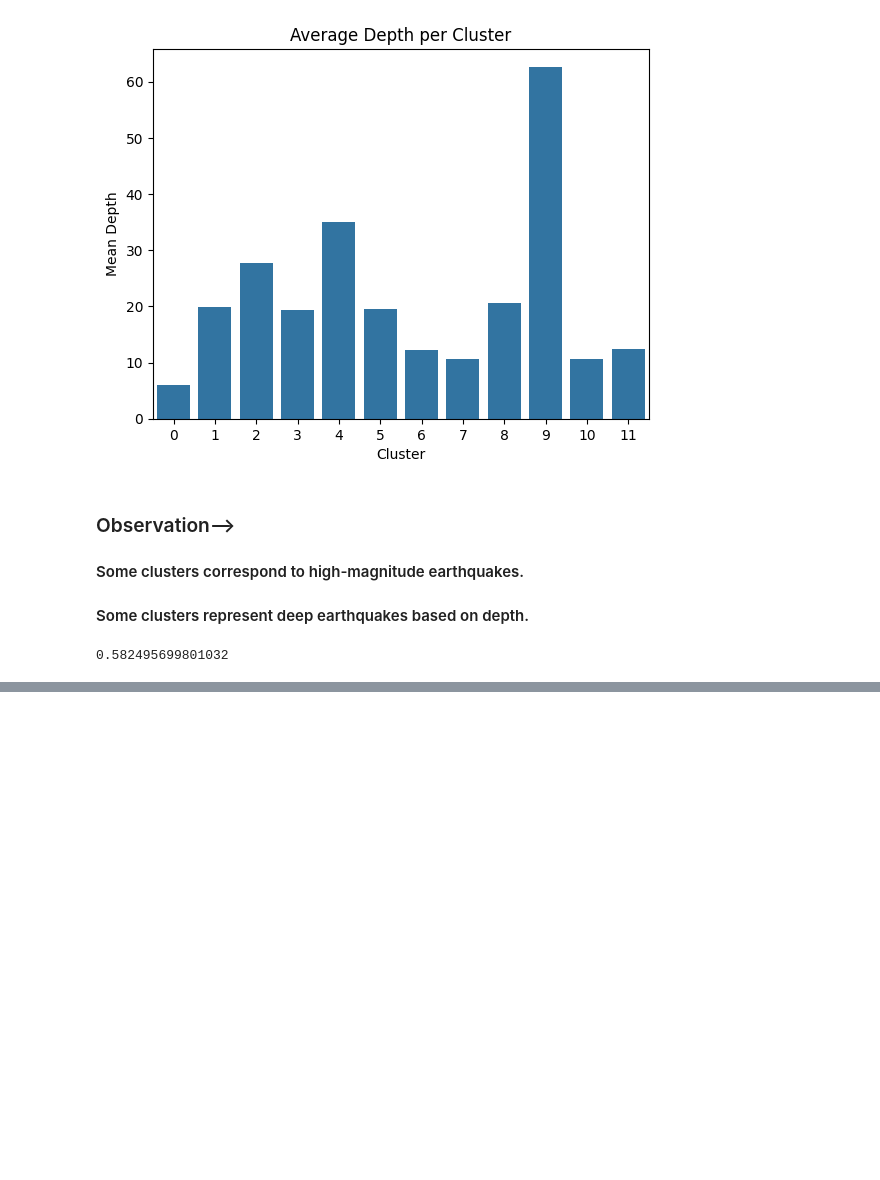
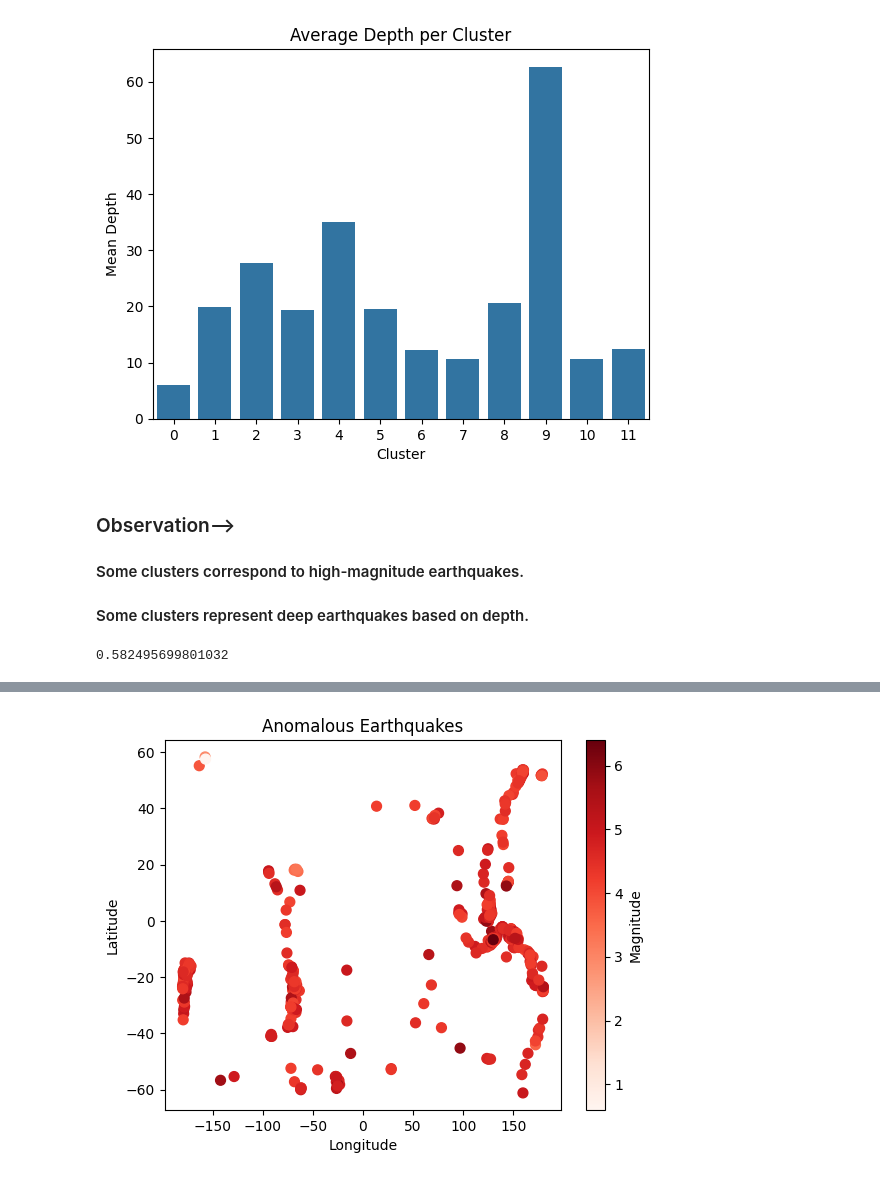
Before and after one commit to ymukesh012/DBSCAN_Implementation_Earthquake_Dataset, a Jupyter notebook: earthquake.ipynb, the cells around one changed output, grey strips where cells are left out. Saved outputs shown, nothing was run; the diff lists cells and outputs as text; code cells hidden in the pictures; blank space fills up the shorter version.

```diff
--- a/earthquake.ipynb
+++ b/earthquake.ipynb
@@ -566,0 +608,5 @@ fig.show(renderer="browser")  # Opens in browser if notebook rendering fails
+# %%
+
+# Detect unusual or extreme earthquakes (Anomaly Detection)
+anomaly_stats = df[df['anomaly'] == -1][['latitude','longitude','depth','mag']]
+print(anomaly_stats)
@@ -566,0 +628,11 @@ fig.show(renderer="browser")  # Opens in browser if notebook rendering fails
+# %%
+
+ # Unusual or extreme earthquakes Visualization (Anomaly Detection)
+plt.scatter(anomaly_stats['longitude'], anomaly_stats['latitude'],s=50, c=anomaly_stats['mag'], cmap='Reds')
+plt.colorbar(label='Magnitude')
+plt.xlabel('Longitude')
+plt.ylabel('Latitude')
+plt.title('Anomalous Earthquakes')
+plt.show()
+# %% [output]
+[figure, added]
```
Also changed, not shown: parts of 8 cells of this notebook.
